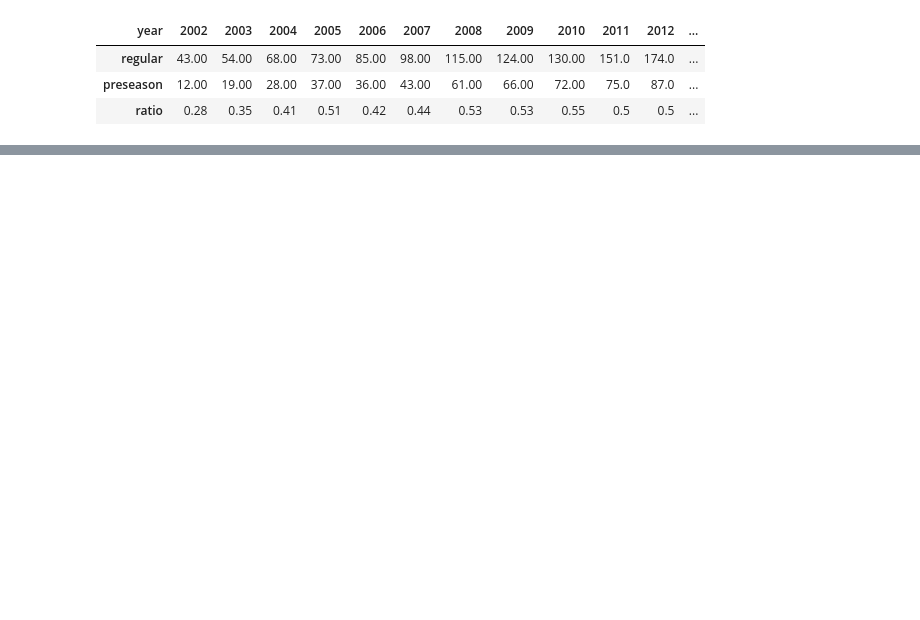
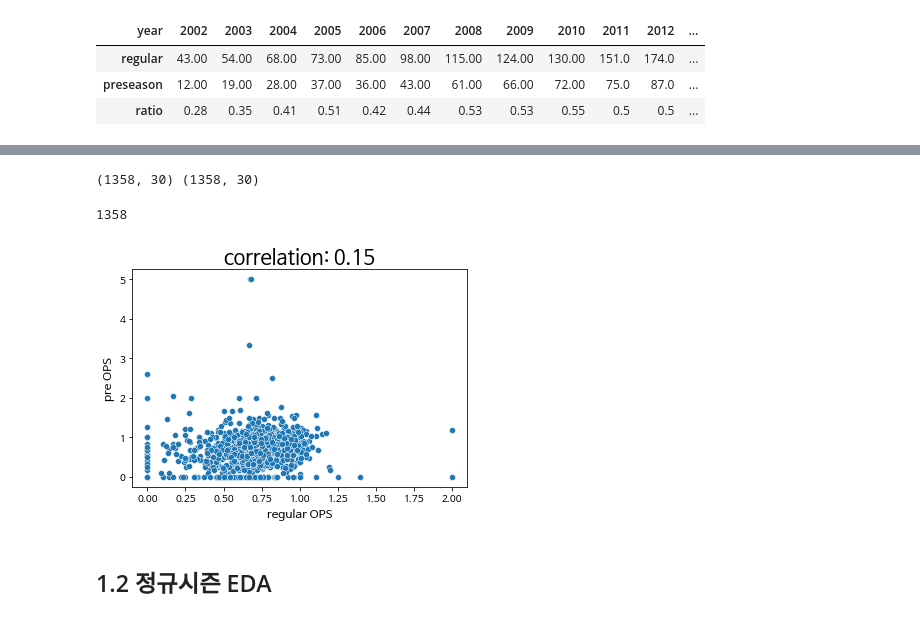
Before and after one commit to good5229/dacon_practice, a Jupyter notebook: Kbo_OPS.ipynb, the cells around one changed output, grey strips where cells are left out. Cells and saved outputs as stored; diff of their text form; code cells hidden in the pictures; blank space fills up the shorter version.

```diff
--- a/Kbo_OPS.ipynb
+++ b/Kbo_OPS.ipynb
@@ -8,8 +8,13 @@ import seaborn as sns
 import pandas as pd
 import numpy as np
 import platform
-!pip install pycaret
-from pycaret.classification import *
+# !pip install pycaret
+# from pycaret.classification import *
+!sudo apt-get install -y fonts-nanum
+!sudo fc-cache -fv
+!rm ~/.cache/matplotlib -rf
+
+plt.rc('font', family='NanumBarunGothic')
 
 matplotlib.rcParams['axes.unicode_minus']=False
 # %% [output]
@@ -86,0 +74,39 @@ pd.concat([regular_count, preseason_count, np.round(preseason_count/regular_coun
+# %%
+# 타자의 이름과 연도를 이용해 새로운 인덱스를 생성
+regular_season_df['new_idx'] = regular_season_df['batter_name'] + \
+                               regular_season_df['year'].apply(str)
+preseason_df['new_idx'] = preseason_df['batter_name'] + preseason_df['year'].apply(str)
+
+# 새로운 인덱스의 교집합
+intersection_idx = list(set(regular_season_df['new_idx']). \
+                        intersection(preseason_df['new_idx']))
+
+# 교집합에 존재하는 데이터만 불러오기
+regular_season_new = regular_season_df.loc[
+    regular_season_df['new_idx'].apply(lambda x: x in intersection_idx)].copy()
+regular_season_new = regular_season_new.sort_values(by = 'new_idx').reset_index(drop=True)
+
+# 비교를 위해 인덱스로 정렬
+preseason_new = preseason_df.loc[preseason_df['new_idx'].apply(
+    lambda x: x in intersection_idx)].copy()
+preseason_new = preseason_new.sort_values(by = 'new_idx').reset_index(drop=True)
+
+# 검정 코드
+print(regular_season_new.shape, preseason_new.shape)
+sum(regular_season_new['new_idx'] == preseason_new['new_idx'])
+# %% [output]
+(1358, 30) (1358, 30)
+1358
+# %%
+
+# 정규시즌과 프리시즌의 상관관계 계산
+correlation = regular_season_new['OPS'].corr(preseason_new['OPS'])
+sns.scatterplot(regular_season_new['OPS'], preseason_new['OPS'])
+plt.title('correlation: '+str(np.round(correlation,2)), fontsize=20)
+plt.xlabel("regular OPS",fontsize=12)
+plt.ylabel("pre OPS",fontsize=12)
+plt.show()
+# %% [output]
+[figure, added]
+# %% [markdown]
+## 1.2 정규시즌 EDA
```
Also changed, not shown: parts of 25 cells of this notebook.
